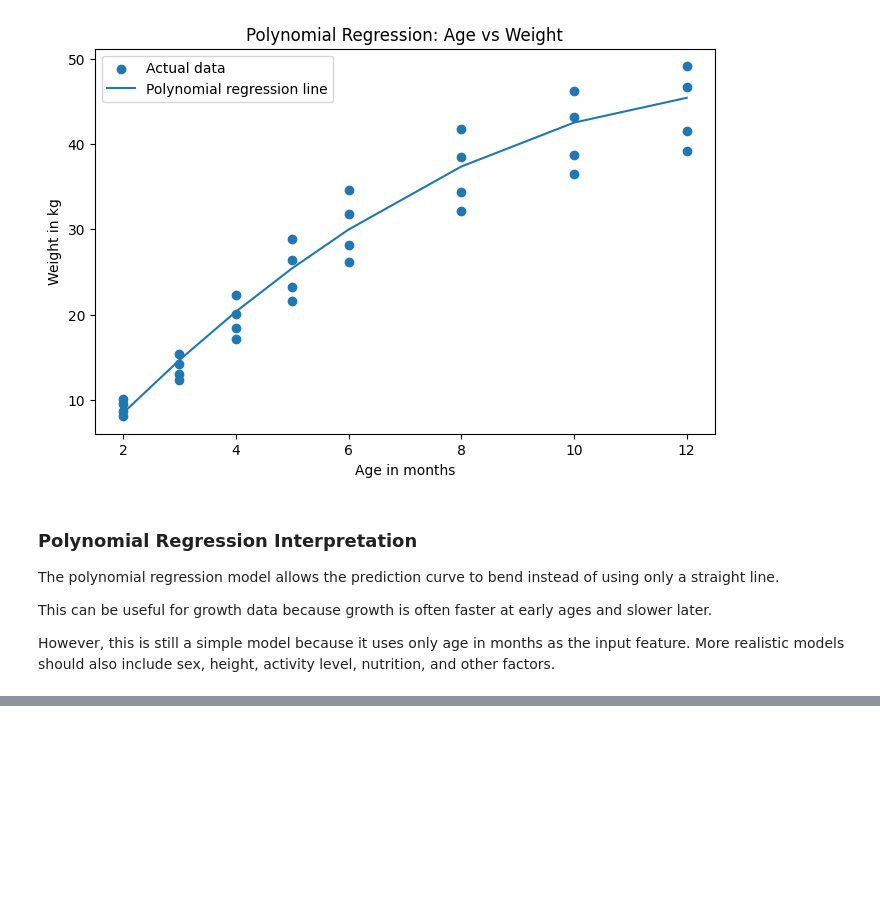
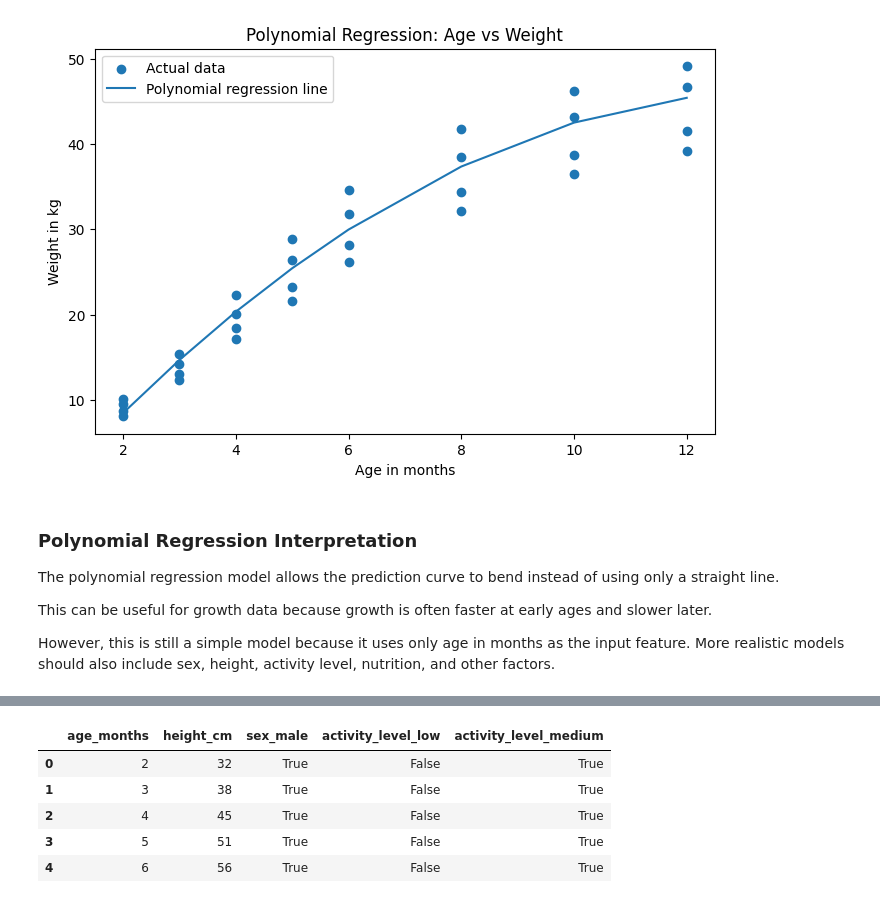
Before and after one commit to SATananov/cane-corso-growth-intelligence, a Jupyter notebook: notebooks/01_linear_regression_growth_prediction.ipynb, the cells around one changed output, grey strips where cells are left out. Saved outputs shown, nothing was run; the diff lists cells and outputs as text; code cells hidden in the pictures; blank space fills up the shorter version.

Commit message:
Add multi-dimensional regression experiment

```diff
--- a/notebooks/01_linear_regression_growth_prediction.ipynb
+++ b/notebooks/01_linear_regression_growth_prediction.ipynb
@@ -363,0 +379,16 @@ However, this is still a simple model because it uses only age in months as the
+# %%
+multi_features = pd.get_dummies(
+    df[["age_months", "height_cm", "sex", "activity_level"]],
+    drop_first=True
+)
+
+multi_target = df["weight_kg"]
+
+multi_features.head()
+# %% [output]
+|  | age_months | height_cm | sex_male | activity_level_low | activity_level_medium |
+| 0 | 2 | 32 | True | False | True |
+| 1 | 3 | 38 | True | False | True |
+| 2 | 4 | 45 | True | False | True |
+| 3 | 5 | 51 | True | False | True |
+| 4 | 6 | 56 | True | False | True |
```
Also changed, not shown: parts of 5 cells of this notebook.
